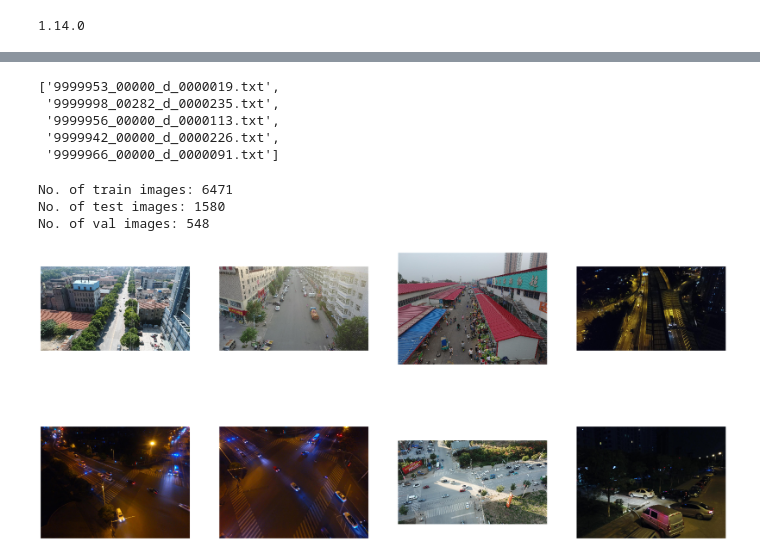
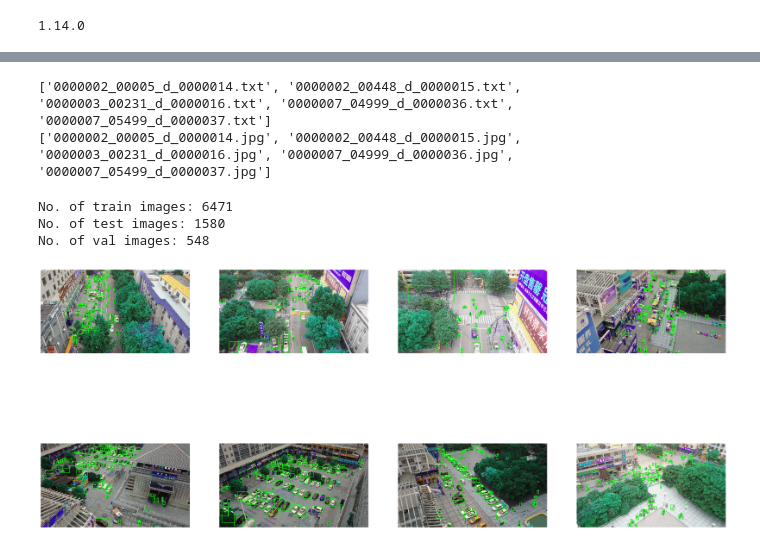
Before and after one commit to ayushjain1144/Aerial-Object-Detection, a Jupyter notebook: aiskeye_retinanet.ipynb, the cells around one changed output, grey strips where cells are left out. Cells and saved outputs as stored; diff of their text form; code cells hidden in the pictures.

Commit message:
visualization done

```diff
--- a/aiskeye_retinanet.ipynb
+++ b/aiskeye_retinanet.ipynb
@@ -30,19 +35,17 @@ val_annotations = os.path.join(val_base_dir, 'annotations')
 test_dir = os.path.join(base_dir, 'VisDrone2019-DET-test-challenge')
 test_images = os.path.join(test_dir, 'images')
 # %%
-train_annotations_list = os.listdir(train_annotations)
-val_annotations_list = os.listdir(val_annotations)
-train_images_list = os.listdir(train_images)
-val_images_list = os.listdir(val_images)
-test_images_list = os.listdir(test_images)
+train_annotations_list = sorted(os.listdir(train_annotations))
+val_annotations_list = sorted(os.listdir(val_annotations))
+train_images_list = sorted(os.listdir(train_images))
+val_images_list = sorted(os.listdir(val_images))
+test_images_list = sorted(os.listdir(test_images))
 
-train_annotations_list[:5]
+print(train_annotations_list[0:5])
+print(train_images_list[0:5])
 # %% [output]
-['9999953_00000_d_0000019.txt',
- '9999998_00282_d_0000235.txt',
- '9999956_00000_d_0000113.txt',
- '9999942_00000_d_0000226.txt',
- '9999966_00000_d_0000091.txt']
+['0000002_00005_d_0000014.txt', '0000002_00448_d_0000015.txt', '0000003_00231_d_0000016.txt', '0000007_04999_d_0000036.txt', '0000007_05499_d_0000037.txt']
+['0000002_00005_d_0000014.jpg', '0000002_00448_d_0000015.jpg', '0000003_00231_d_0000016.jpg', '0000007_04999_d_0000036.jpg', '0000007_05499_d_0000037.jpg']
 # %%
 num_train_images = len(train_images_list)
 num_val_images = len(val_images_list)
@@ -65,23 +68,51 @@ nrows = 4
 ncols = 4
 
 pic_index = 0
+# %%
+def draw_boxes(img, box):
+
+    box = [int(x) for x in box.split(',')]
+    #print(box)
+    top_left_x = int(box[0])
+    top_left_y = int(box[1])
+    width = int(box[2])
+    height = int(box[3])
+
+
+    bottom_right_x = top_left_x + width
+    bottom_right_y = top_left_y + height
+
+    cv2.rectangle(img, (top_left_x, top_left_y), (bottom_right_x, bottom_right_y), (0, 255, 0), 3)
 # %%
 fig = plt.gcf()
+#plt.gca().invert_yaxis()
 fig.set_size_inches(ncols * 8, nrows * 8)
 
-pic_index += 8
+pic_index = 8
 
-next_pic = [os.path.join(train_images, fname)
-                for fname in train_images_list[pic_index-8:pic_index]
+next_pic = [os.path.join(val_images, fname)
+                for fname in val_images_list[pic_index-8:pic_index]
            ]
-for i, img_path in enumerate(next_pic):
+next_ann = [os.path.join(val_annotations, fname)
+               for fname in val_annotations_list[pic_index-8:pic_index]
+           ]
+#print(next_pic)
+#print(next_ann)
+for i, (img_path, ann_path) in enumerate(zip(next_pic, next_ann)):
 
     sp = plt.subplot(nrows, ncols, i + 1)
     sp.axis('Off')
 
-    img = mpimg.imread(img_path)
+    img = cv2.imread(img_path)
+
+    ann = open(ann_path, "r")
+    for box in ann.readlines():
+        draw_boxes(img, box)
+    #print("done")
+    ann.close()
+
     plt.imshow(img)
 
 plt.show()
 # %% [output]
-[figure, old version]
+[figure, new version]
```
Also changed, not shown: parts of 4 cells of this notebook.
